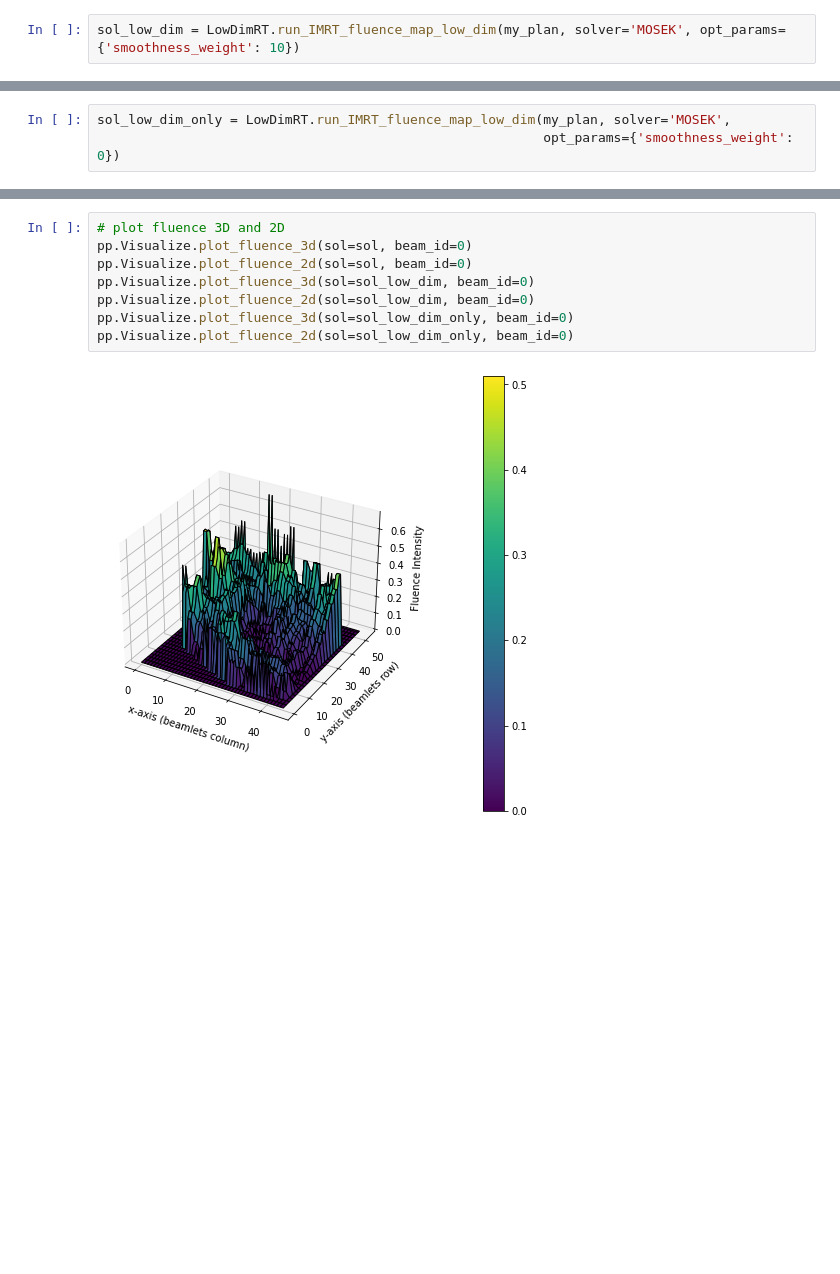
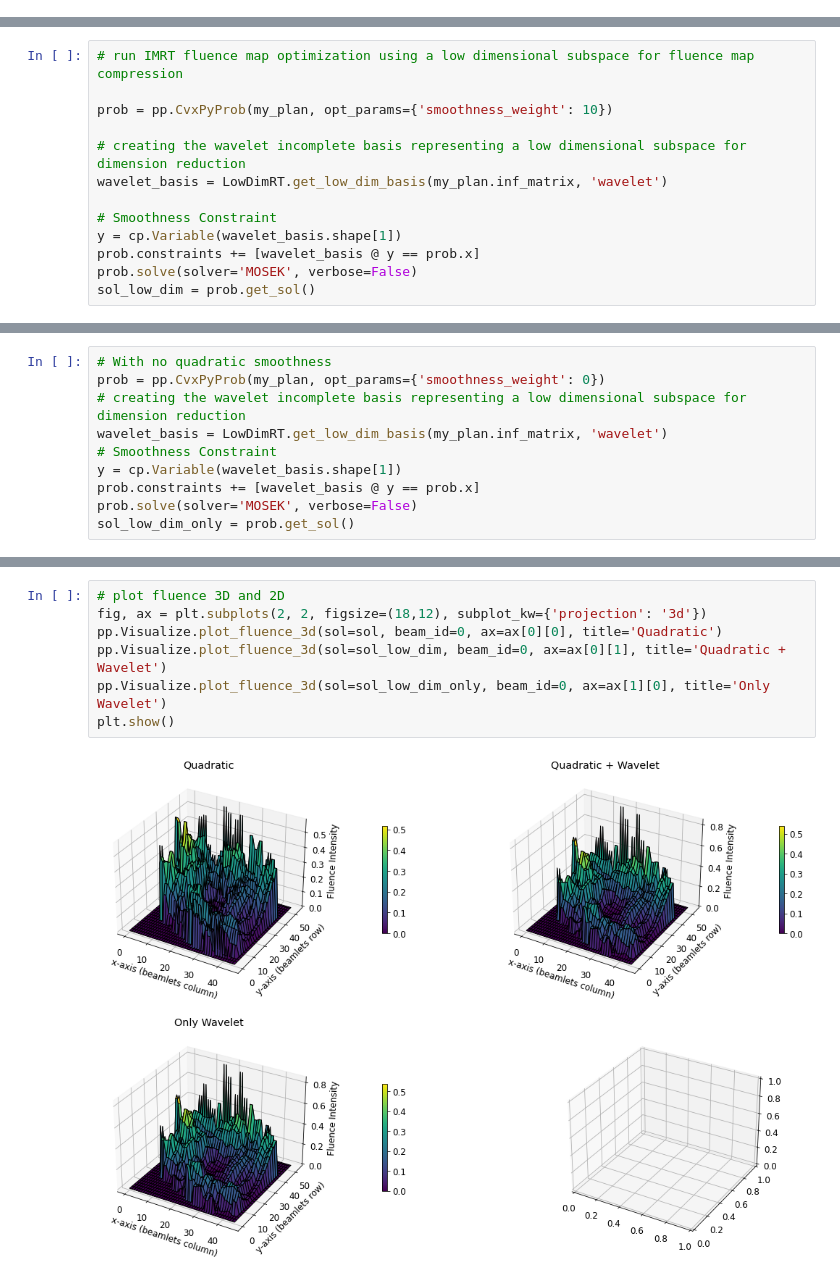
Before and after one commit to PortPy-Project/CompressRTP, a Jupyter notebook: Tutorial.ipynb, the cells around one changed output, grey strips where cells are left out. Saved outputs shown, nothing was run; the diff lists cells and outputs as text; blank space fills up the shorter version.

Commit message:
1. Updated tutorial.ipynb 2. Removed low dim rt optimization method because of new version of portpy==0.0.5

```diff
--- a/Tutorial.ipynb
+++ b/Tutorial.ipynb
@@ -59,2 +52,0 @@ Elapsed time 88.41711211204529 seconds
-# %%
-sol_low_dim = LowDimRT.run_IMRT_fluence_map_low_dim(my_plan, solver='MOSEK', opt_params={'smoothness_weight': 10})
@@ -79,3 +52,0 @@ Elapsed time 397.28688192367554 seconds
-# %%
-sol_low_dim_only = LowDimRT.run_IMRT_fluence_map_low_dim(my_plan, solver='MOSEK',
-                                                         opt_params={'smoothness_weight': 0})
@@ -99,0 +53,13 @@ Elapsed time 433.6534595489502 seconds
+# %%
+# run IMRT fluence map optimization using a low dimensional subspace for fluence map compression
+
+prob = pp.CvxPyProb(my_plan, opt_params={'smoothness_weight': 10})
+
+# creating the wavelet incomplete basis representing a low dimensional subspace for dimension reduction
+wavelet_basis = LowDimRT.get_low_dim_basis(my_plan.inf_matrix, 'wavelet')
+
+# Smoothness Constraint
+y = cp.Variable(wavelet_basis.shape[1])
+prob.constraints += [wavelet_basis @ y == prob.x]
+prob.solve(solver='MOSEK', verbose=False)
+sol_low_dim = prob.get_sol()
@@ -99,0 +71,10 @@ Elapsed time 433.6534595489502 seconds
+# %%
+# With no quadratic smoothness
+prob = pp.CvxPyProb(my_plan, opt_params={'smoothness_weight': 0})
+# creating the wavelet incomplete basis representing a low dimensional subspace for dimension reduction
+wavelet_basis = LowDimRT.get_low_dim_basis(my_plan.inf_matrix, 'wavelet')
+# Smoothness Constraint
+y = cp.Variable(wavelet_basis.shape[1])
+prob.constraints += [wavelet_basis @ y == prob.x]
+prob.solve(solver='MOSEK', verbose=False)
+sol_low_dim_only = prob.get_sol()
@@ -100,10 +86,9 @@ Elapsed time 433.6534595489502 seconds
 # %%
 # plot fluence 3D and 2D
-pp.Visualize.plot_fluence_3d(sol=sol, beam_id=0)
-pp.Visualize.plot_fluence_2d(sol=sol, beam_id=0)
-pp.Visualize.plot_fluence_3d(sol=sol_low_dim, beam_id=0)
-pp.Visualize.plot_fluence_2d(sol=sol_low_dim, beam_id=0)
-pp.Visualize.plot_fluence_3d(sol=sol_low_dim_only, beam_id=0)
-pp.Visualize.plot_fluence_2d(sol=sol_low_dim_only, beam_id=0)
+fig, ax = plt.subplots(2, 2, figsize=(18,12), subplot_kw={'projection': '3d'})
+pp.Visualize.plot_fluence_3d(sol=sol, beam_id=0, ax=ax[0][0], title='Quadratic')
+pp.Visualize.plot_fluence_3d(sol=sol_low_dim, beam_id=0, ax=ax[0][1], title='Quadratic + Wavelet')
+pp.Visualize.plot_fluence_3d(sol=sol_low_dim_only, beam_id=0, ax=ax[1][0], title='Only Wavelet')
+plt.show()
 # %% [output]
-[figure, old version]
+[figure, new version]
```
Also changed, not shown: parts of 14 cells of this notebook, 3 other files.
